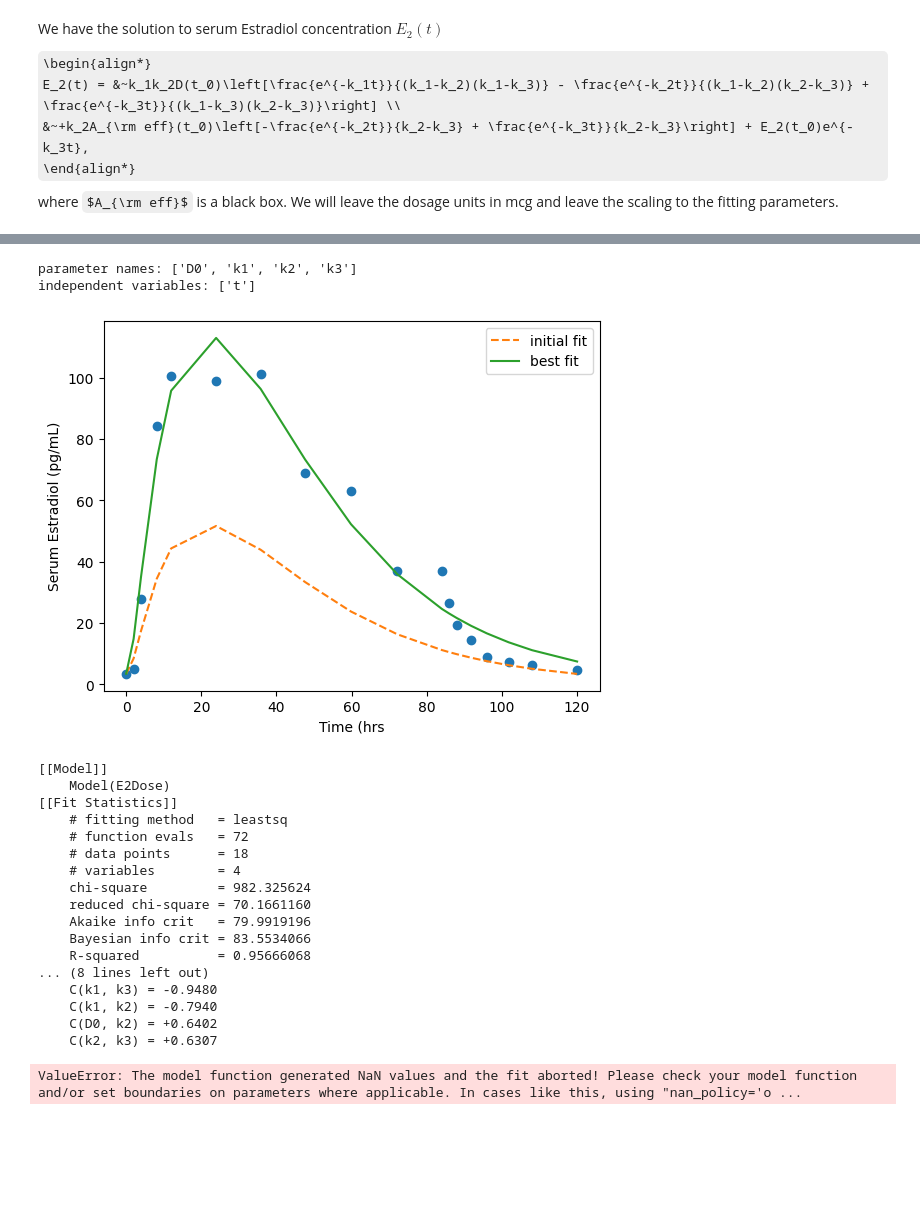
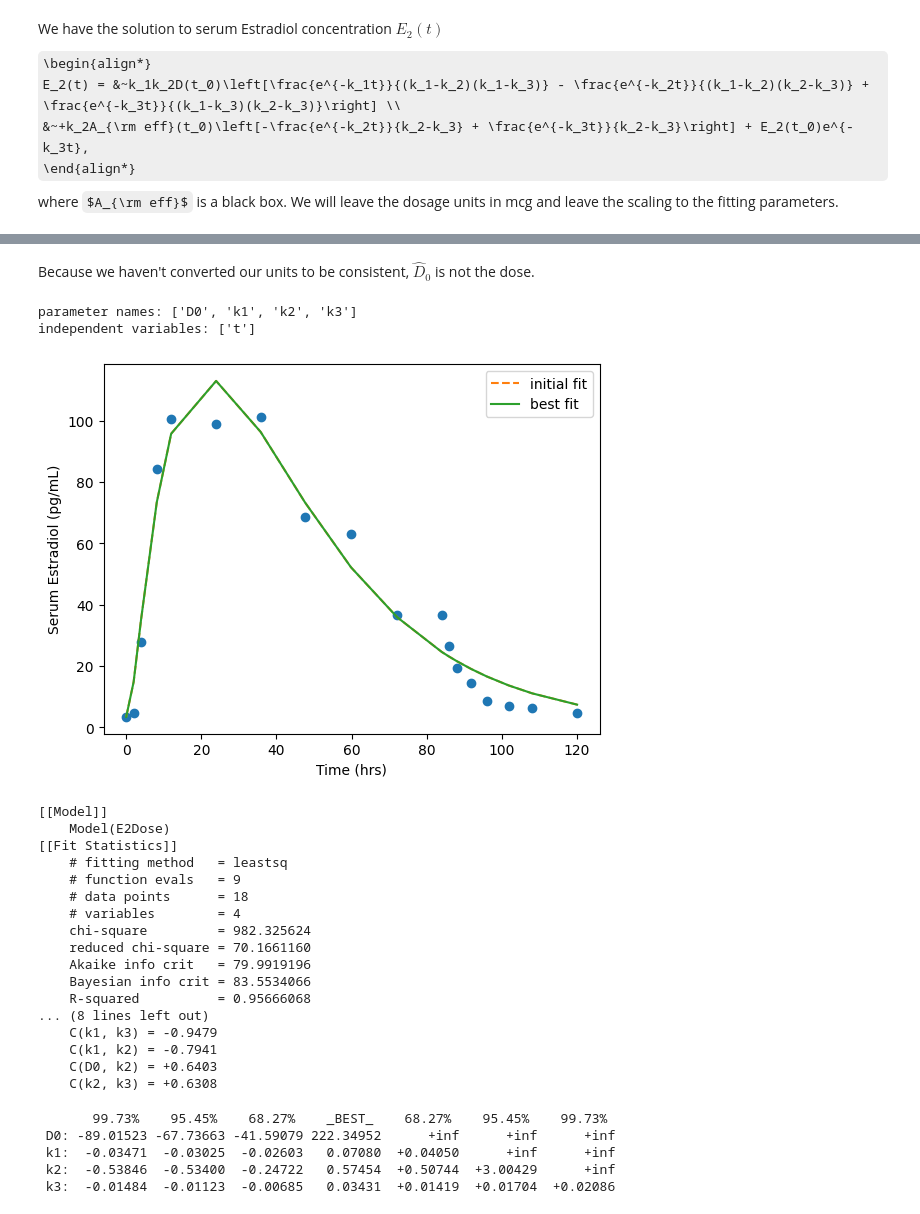
Before and after one commit to transturion/modeling, a Jupyter notebook: Serum_Estradiol_3-Compartment.ipynb, the cells around one changed output, grey strips where cells are left out. Cells and saved outputs as stored; diff of their text form; code cells hidden in the pictures; some formulas as TeX source; blank space fills up the shorter version.

Commit message:
Continue with the 3-compartment model with emcee

```diff
--- a/Serum_Estradiol_3-Compartment.ipynb
+++ b/Serum_Estradiol_3-Compartment.ipynb
@@ -163,10 +167,10 @@ def E2Dose(t, D0, k1, k2, k3):
     #Aeff0 = MylanTDP100[:,1][0]
     E20 = MylanTDP100[:,1][0]
 
-    DoseDecay = np.exp(-k1 * t) / ((k1 - k2) * (k1 - k3))
-    EffCompDecay = np.exp(-k2 * t) / ((k1 - k2) * (k2 - k3))
-    E2Decay = np.exp(-k3 * t) / ((k1 - k3) * (k2 - k3))
-    DoseOut = D0 * (DoseDecay - EffCompDecay + E2Decay)
+    innerFunc1 = np.exp(-k1 * t) / ((k1 - k2) * (k1 - k3))
+    innerFunc2 = np.exp(-k2 * t) / ((k1 - k2) * (k2 - k3))
+    innerFunc3 = np.exp(-k3 * t) / ((k1 - k3) * (k2 - k3))
+    DoseOut = D0 * (innerFunc1 - innerFunc2 + innerFunc3)
 
     # compute A_{\rm eff} term and E_2(t_0) term
 
@@ -179,7 +183,7 @@ def E2Dose(t, D0, k1, k2, k3):
 # see https://discord.com/channels/438306949285806082/438308040446574592/1197997367518048336
 
 pMylan100, covMylan100 = curve_fit(E2Dose, MylanTDP100[:,0], MylanTDP100[:,1],
-                                   p0=[100,0.146,20.57,0.0826], maxfev=5000)
+                                   p0=[100,0.1,0.5,0.2], maxfev=5000)
                                     # bounds=((0,0,0,0), (100,1e3,1e3,1e3))
 # %%
 # computing the fitted model for plotting
@@ -203,2 +210,4 @@ plt.show()
+# %% [markdown]
+Because we haven't converted our units to be consistent, $\hat D_0$ is not the dose.
 # %%
 # refining the model using lmfit, using fitted paramters from ...
@@ -211,27 +220,31 @@ print(f'independent variables: {Mylan100Model.independent_vars}')
 parameter names: ['D0', 'k1', 'k2', 'k3']
 independent variables: ['t']
 # %%
-Mylan100Params = Mylan100Model.make_params(D0=100,k1=pMylan100[1],k2=pMylan100[2],k3=pMylan100[3])
-Mylan100Model.set_param_hint('D0', vary=False)
-Mylan100Fit = Mylan100Model.fit(MylanTDP100[:,1], Mylan100Params, t = MylanTDP100[:,0])
+# k_i can be greater than 1, from the likelihood surface using emcee
+Mylan100Params = Mylan100Model.make_params(D0=dict(value=pMylan100[0],min=0,max=300),    # in mcg
+                                           k1=dict(value=pMylan100[1],min=0,max=100,expr=''),
+                                           k2=dict(value=pMylan100[2],min=0,max=100),
+                                           k3=dict(value=pMylan100[3],min=0,max=100))
+#Mylan100Model.set_param_hint('D0', vary=False)
+Mylan100Fit = Mylan100Model.fit(data=MylanTDP100[:,1], params=Mylan100Params, t=MylanTDP100[:,0])
 # %%
 plt.plot(MylanTDP100[:,0], MylanTDP100[:,1], 'o')
 plt.plot(MylanTDP100[:,0], Mylan100Fit.init_fit, '--', label='initial fit')
 plt.plot(MylanTDP100[:,0], Mylan100Fit.best_fit, '-', label='best fit')
-plt.xlabel('Time (hrs')
+plt.xlabel('Time (hrs)')
 plt.ylabel('Serum Estradiol (pg/mL)')
 plt.legend()
 plt.show()
 
 print(Mylan100Fit.fit_report())
 print(Mylan100Fit.ci_report())
 # %% [output]
-[figure, old version]
+[figure, new version]
 [[Model]]
     Model(E2Dose)
 [[Fit Statistics]]
     # fitting method   = leastsq
-    # function evals   = 72
+    # function evals   = 9
     # data points      = 18
     # variables        = 4
     chi-square         = 982.325624
@@ -240,9 +253,13 @@ print(Mylan100Fit.ci_report())
     Bayesian info crit = 83.5534066
     R-squared          = 0.95666068
 ... (8 lines left out)
-    C(k1, k3) = -0.9480
-    C(k1, k2) = -0.7940
-    C(D0, k2) = +0.6402
-    C(k2, k3) = +0.6307
+    C(k1, k3) = -0.9479
+    C(k1, k2) = -0.7941
+    C(D0, k2) = +0.6403
+    C(k2, k3) = +0.6308
-ValueError: The model function generated NaN values and the fit aborted! Please check your model function and/or set boundaries on parameters where applicable. In cases like this, using "nan_policy='o ...
+       99.73%    95.45%    68.27%    _BEST_    68.27%    95.45%    99.73%
+ D0: -89.01523 -67.73663 -41.59079 222.34952      +inf      +inf      +inf
+ k1:  -0.03471  -0.03025  -0.02603   0.07080  +0.04050      +inf      +inf
+ k2:  -0.53846  -0.53400  -0.24722   0.57454  +0.50744  +3.00429      +inf
+ k3:  -0.01484  -0.01123  -0.00685   0.03431  +0.01419  +0.01704  +0.02086
 # %% [markdown]
```
Also changed, not shown: parts of 22 cells of this notebook.
